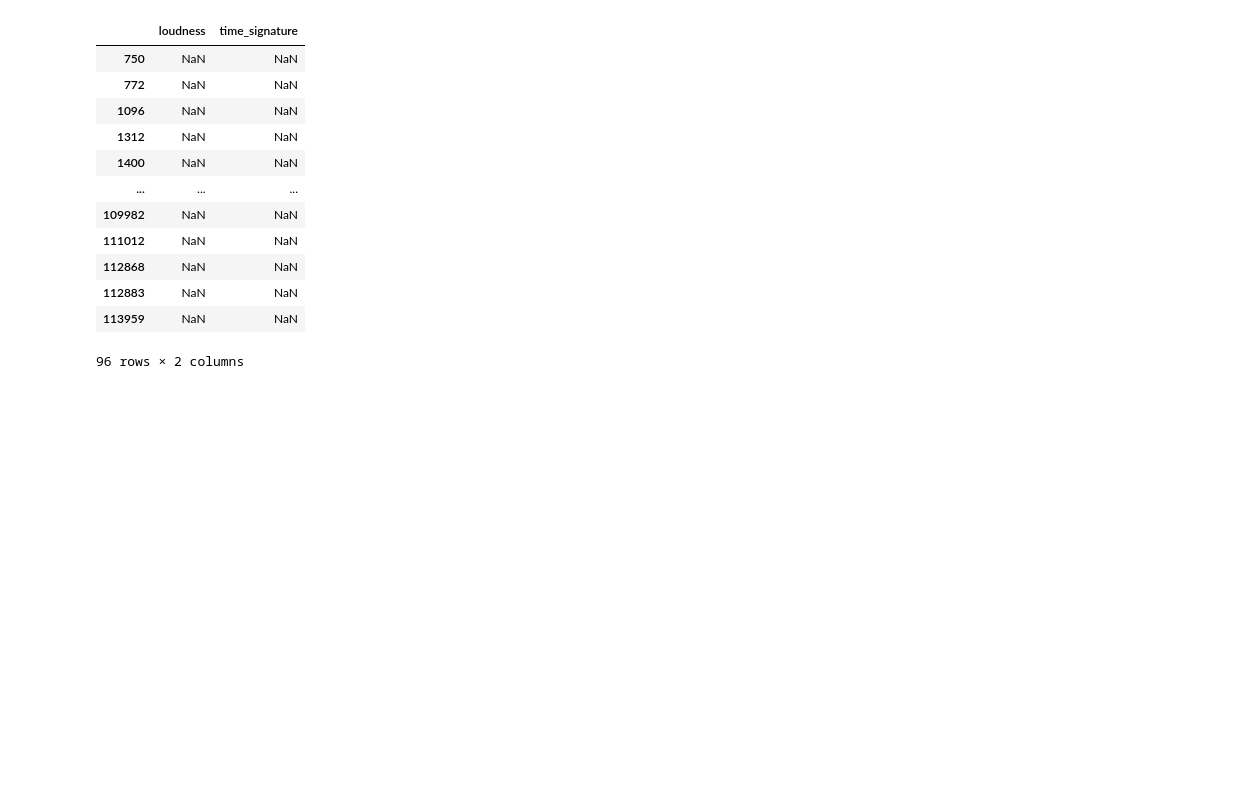
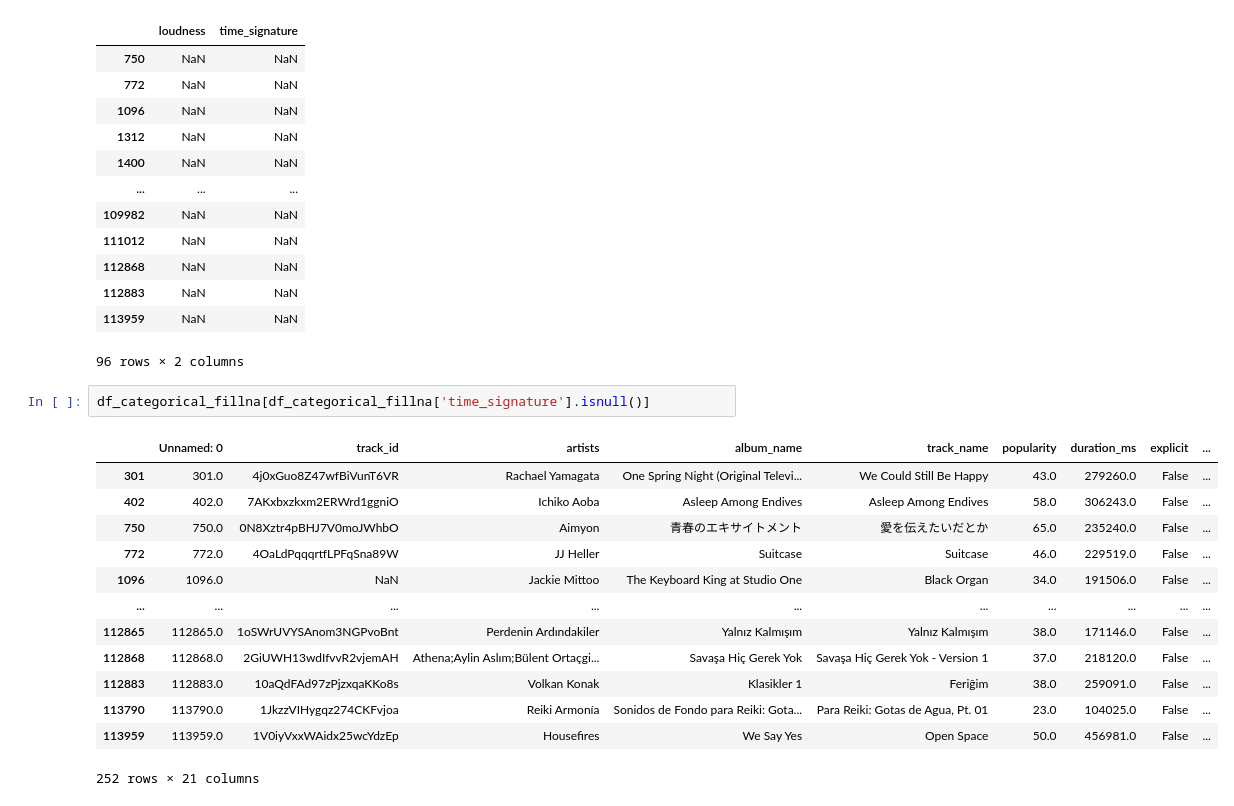
Before and after one commit to elifnuryaygin03/elifnuryaygin, a Jupyter notebook: notebook3b8a5575bd.ipynb, the cells around one changed output. Cells and saved outputs as stored; diff of their text form; blank space fills up the shorter version.

Commit message:
Kaggle Notebook | notebook3b8a5575bd | Version 33

```diff
--- a/notebook3b8a5575bd.ipynb
+++ b/notebook3b8a5575bd.ipynb
@@ -738,3 +738,19 @@ df_categorical_fillna[df_categorical_fillna[["loudness", "time_signature"]].isna
 | 112883 | NaN | NaN |
 | 113959 | NaN | NaN |
 96 rows × 2 columns
+# %%
+df_categorical_fillna[df_categorical_fillna['time_signature'].isnull()]
+# %% [output]
+|  | Unnamed: 0 | track_id | artists | album_name | track_name | popularity | duration_ms | explicit | ... |
+| 301 | 301.0 | 4j0xGuo8Z47wfBiVunT6VR | Rachael Yamagata | One Spring Night (Original Televi... | We Could Still Be Happy | 43.0 | 279260.0 | False | ... |
+| 402 | 402.0 | 7AKxbxzkxm2ERWrd1ggniO | Ichiko Aoba | Asleep Among Endives | Asleep Among Endives | 58.0 | 306243.0 | False | ... |
+| 750 | 750.0 | 0N8Xztr4pBHJ7V0moJWhbO | Aimyon | 青春のエキサイトメント | 愛を伝えたいだとか | 65.0 | 235240.0 | False | ... |
+| 772 | 772.0 | 4OaLdPqqqrtfLPFqSna89W | JJ Heller | Suitcase | Suitcase | 46.0 | 229519.0 | False | ... |
+| 1096 | 1096.0 | NaN | Jackie Mittoo | The Keyboard King at Studio One | Black Organ | 34.0 | 191506.0 | False | ... |
+| ... | ... | ... | ... | ... | ... | ... | ... | ... | ... |
+| 112865 | 112865.0 | 1oSWrUVYSAnom3NGPvoBnt | Perdenin Ardındakiler | Yalnız Kalmışım | Yalnız Kalmışım | 38.0 | 171146.0 | False | ... |
+| 112868 | 112868.0 | 2GiUWH13wdIfvvR2vjemAH | Athena;Aylin Aslım;Bülent Ortaçgi... | Savaşa Hiç Gerek Yok | Savaşa Hiç Gerek Yok - Version 1 | 37.0 | 218120.0 | False | ... |
+| 112883 | 112883.0 | 10aQdFAd97zPjzxqaKKo8s | Volkan Konak | Klasikler 1 | Feriğim | 38.0 | 259091.0 | False | ... |
+| 113790 | 113790.0 | 1JkzzVIHygqz274CKFvjoa | Reiki Armonía | Sonidos de Fondo para Reiki: Gota... | Para Reiki: Gotas de Agua, Pt. 01 | 23.0 | 104025.0 | False | ... |
+| 113959 | 113959.0 | 1V0iyVxxWAidx25wcYdzEp | Housefires | We Say Yes | Open Space | 50.0 | 456981.0 | False | ... |
+252 rows × 21 columns
```
